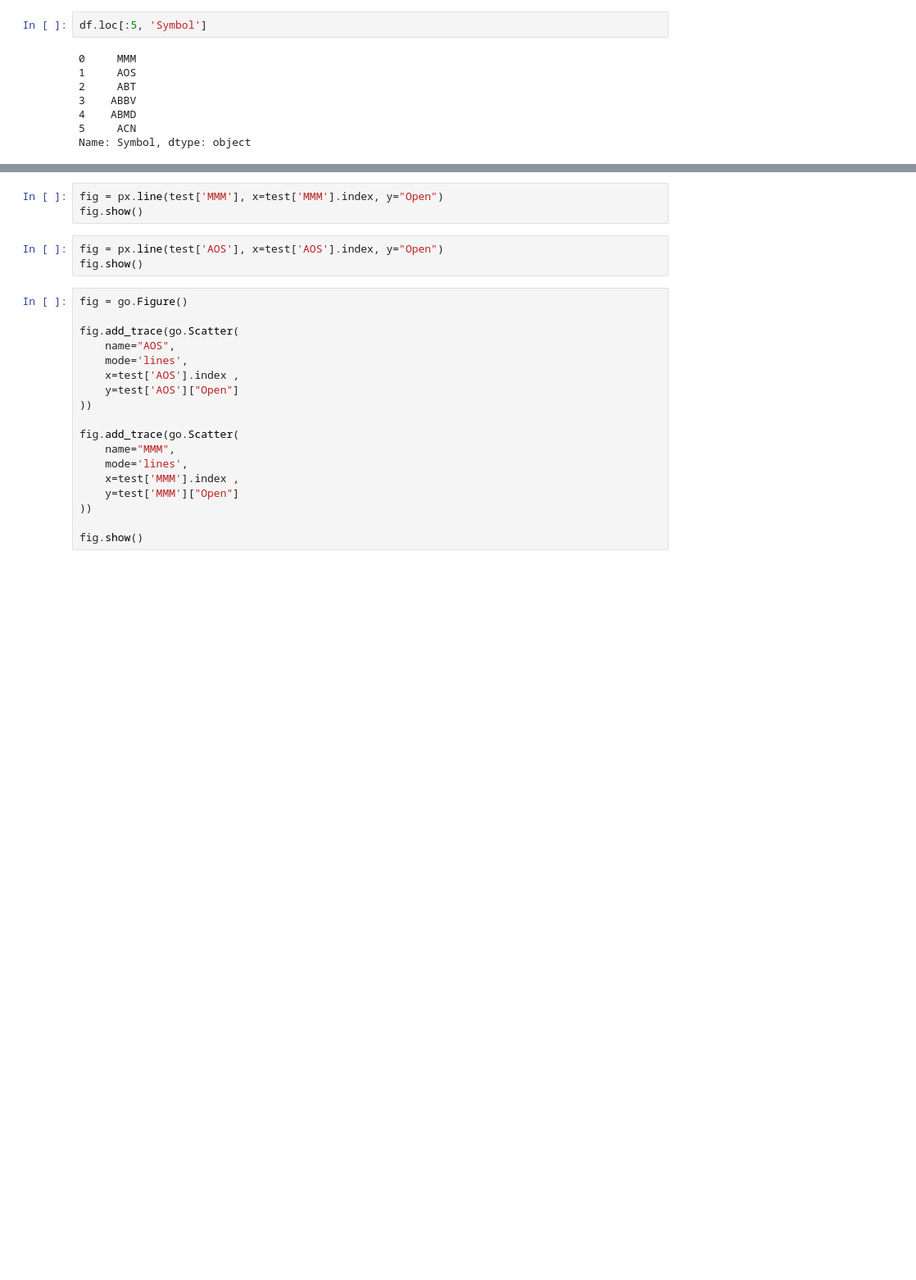
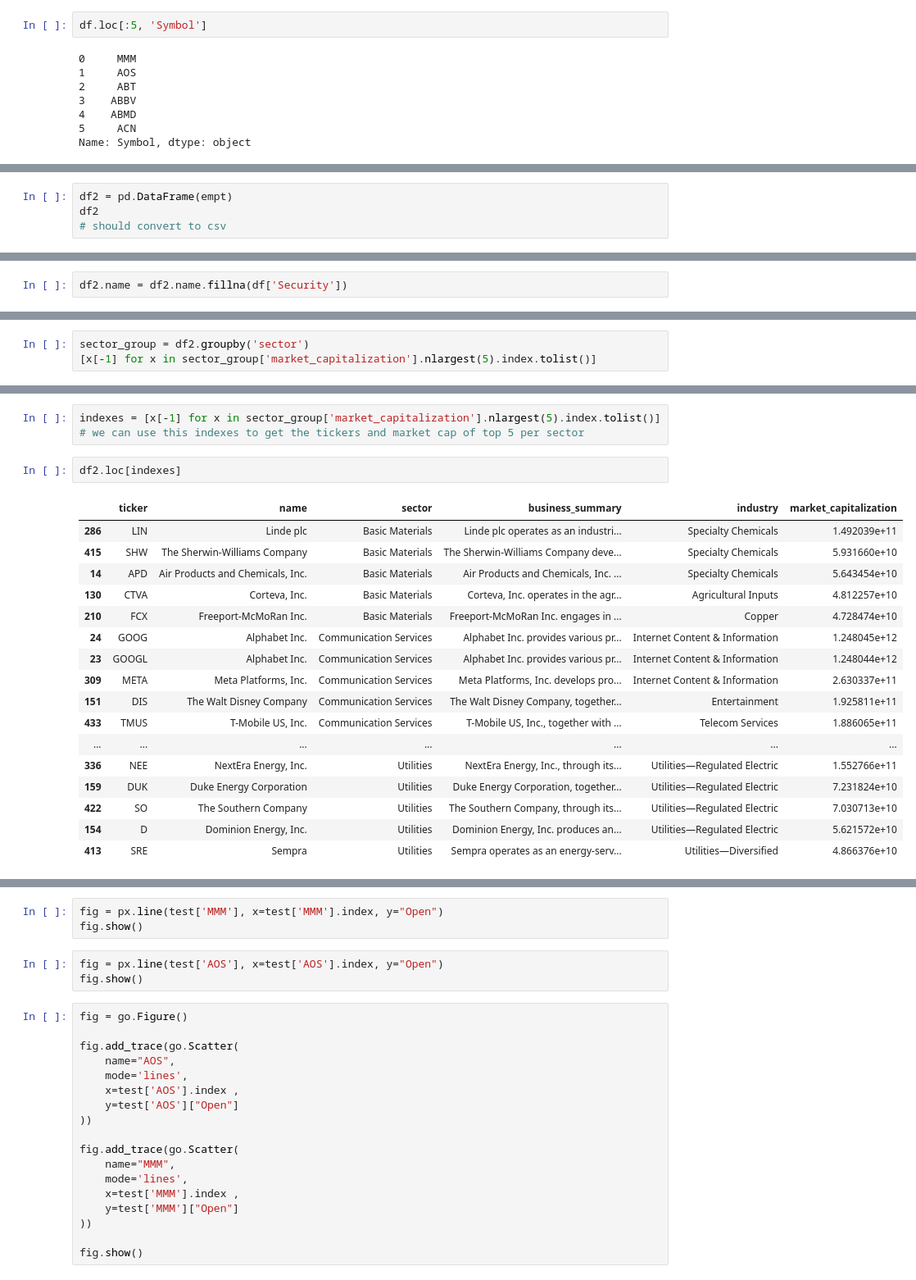
Before and after one commit to btsalau/streamlit-projects, a Jupyter notebook: app4test.ipynb, the cells around one changed output, grey strips where cells are left out. Shown at 82% size. Cells and saved outputs as stored; diff of their text form; blank space fills up the shorter version.

```diff
--- a/app4test.ipynb
+++ b/app4test.ipynb
@@ -169,0 +244,4 @@ array([[1.73069700e+02, 1.73817018e+02, 1.70662708e+02, 1.72506775e+02,
+# %%
+df2 = pd.DataFrame(empt)
+df2
+# should convert to csv
@@ -169,0 +327,2 @@ array([[1.73069700e+02, 1.73817018e+02, 1.70662708e+02, 1.72506775e+02,
+# %%
+df2.name = df2.name.fillna(df['Security'])
@@ -169,0 +342,3 @@ array([[1.73069700e+02, 1.73817018e+02, 1.70662708e+02, 1.72506775e+02,
+# %%
+sector_group = df2.groupby('sector')
+[x[-1] for x in sector_group['market_capitalization'].nlargest(5).index.tolist()]
@@ -169,0 +363,23 @@ array([[1.73069700e+02, 1.73817018e+02, 1.70662708e+02, 1.72506775e+02,
+# %%
+indexes = [x[-1] for x in sector_group['market_capitalization'].nlargest(5).index.tolist()]
+# we can use this indexes to get the tickers and market cap of top 5 per sector
+# %%
+df2.loc[indexes]
+# %% [output]
+|  | ticker | name | sector | business_summary | industry | market_capitalization |
+| 286 | LIN | Linde plc | Basic Materials | Linde plc operates as an industri... | Specialty Chemicals | 1.492039e+11 |
+| 415 | SHW | The Sherwin-Williams Company | Basic Materials | The Sherwin-Williams Company deve... | Specialty Chemicals | 5.931660e+10 |
+| 14 | APD | Air Products and Chemicals, Inc. | Basic Materials | Air Products and Chemicals, Inc. ... | Specialty Chemicals | 5.643454e+10 |
+| 130 | CTVA | Corteva, Inc. | Basic Materials | Corteva, Inc. operates in the agr... | Agricultural Inputs | 4.812257e+10 |
+| 210 | FCX | Freeport-McMoRan Inc. | Basic Materials | Freeport-McMoRan Inc. engages in ... | Copper | 4.728474e+10 |
+| 24 | GOOG | Alphabet Inc. | Communication Services | Alphabet Inc. provides various pr... | Internet Content & Information | 1.248045e+12 |
+| 23 | GOOGL | Alphabet Inc. | Communication Services | Alphabet Inc. provides various pr... | Internet Content & Information | 1.248044e+12 |
+| 309 | META | Meta Platforms, Inc. | Communication Services | Meta Platforms, Inc. develops pro... | Internet Content & Information | 2.630337e+11 |
+| 151 | DIS | The Walt Disney Company | Communication Services | The Walt Disney Company, together... | Entertainment | 1.925811e+11 |
+| 433 | TMUS | T-Mobile US, Inc. | Communication Services | T-Mobile US, Inc., together with ... | Telecom Services | 1.886065e+11 |
+| ... | ... | ... | ... | ... | ... | ... |
+| 336 | NEE | NextEra Energy, Inc. | Utilities | NextEra Energy, Inc., through its... | Utilities—Regulated Electric | 1.552766e+11 |
+| 159 | DUK | Duke Energy Corporation | Utilities | Duke Energy Corporation, together... | Utilities—Regulated Electric | 7.231824e+10 |
+| 422 | SO | The Southern Company | Utilities | The Southern Company, through its... | Utilities—Regulated Electric | 7.030713e+10 |
+| 154 | D | Dominion Energy, Inc. | Utilities | Dominion Energy, Inc. produces an... | Utilities—Regulated Electric | 5.621572e+10 |
+| 413 | SRE | Sempra | Utilities | Sempra operates as an energy-serv... | Utilities—Diversified | 4.866376e+10 |
```
Also changed, not shown: parts of 40 cells of this notebook.
